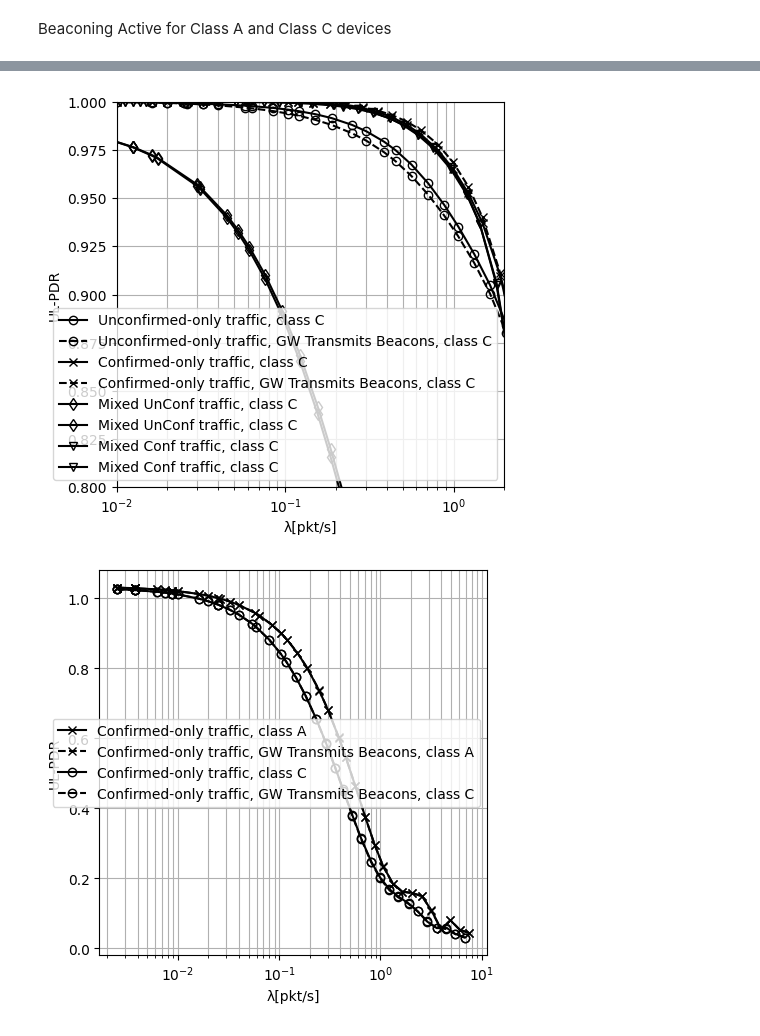
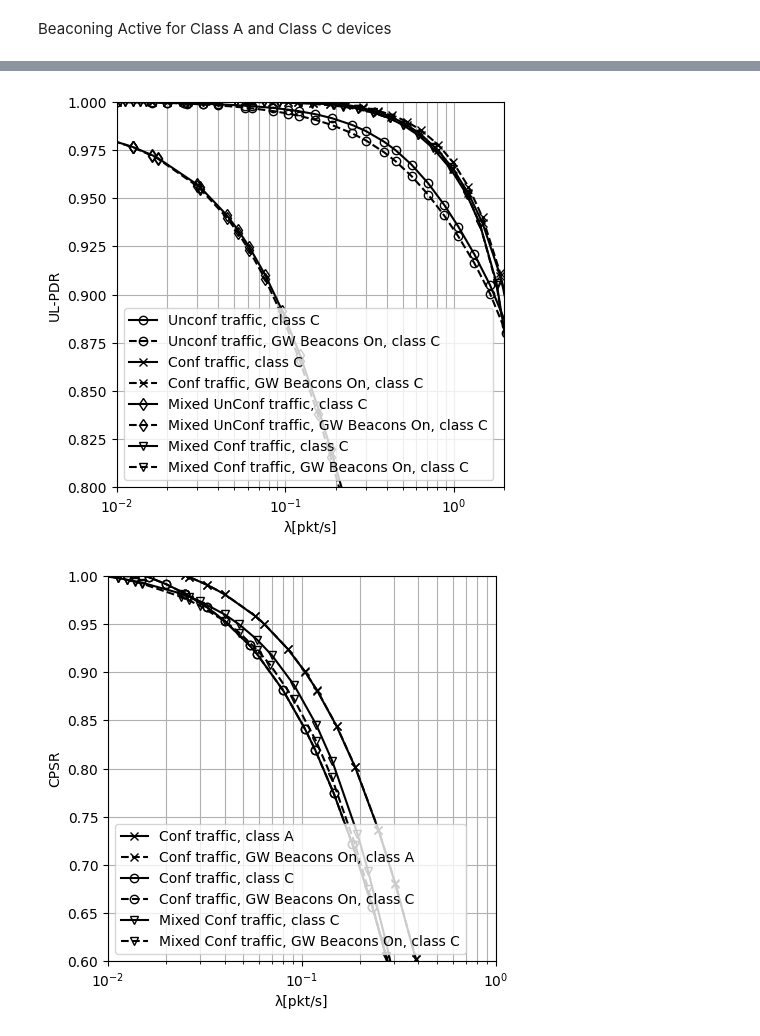
Before and after one commit to Precision-CyberAg/sim_plot, a Jupyter notebook: performance_analysis_class_b.ipynb, the cells around one changed output, grey strips where cells are left out. Saved outputs shown, nothing was run; the diff lists cells and outputs as text; code cells hidden in the pictures.

```diff
--- a/performance_analysis_class_b.ipynb
+++ b/performance_analysis_class_b.ipynb
@@ -1061,19 +1091,19 @@ plt.show()
 # %% [markdown]
 Beaconing Active for Class A and Class C devices
 # %%
-create_plot('final_sim/test_scenario_gw_beaconing_a_c_on_off/off/ULPDR_UNCONFIRMED_A', 'Unconfirmed-only traffic, class A','unc',7,'-','o')
-create_plot('final_sim/test_scenario_gw_beaconing_a_c_on_off/on/ULPDR_UNCONFIRMED_A', 'Unconfirmed-only traffic, GW Transmits Beacons, class A','unc',7,'--','o')
+create_plot('final_sim/test_scenario_gw_beaconing_a_c_on_off/off/ULPDR_UNCONFIRMED_A', 'Unconf traffic, class A','unc',7,'-','o')
+create_plot('final_sim/test_scenario_gw_beaconing_a_c_on_off/on/ULPDR_UNCONFIRMED_A', 'Unconf traffic, GW Beacons On, class A','unc',7,'--','o')
 
-create_plot('final_sim/test_scenario_gw_beaconing_a_c_on_off/off/ULPDR_CONFIRMED_A', 'Confirmed-only traffic, class A','unc',7,'-','x')
-create_plot('final_sim/test_scenario_gw_beaconing_a_c_on_off/on/ULPDR_CONFIRMED_A', 'Confirmed-only traffic, GW Transmits Beacons, class A','unc',7,'--','x')
+create_plot('final_sim/test_scenario_gw_beaconing_a_c_on_off/off/ULPDR_CONFIRMED_A', 'Conf traffic, class A','unc',7,'-','x')
+create_plot('final_sim/test_scenario_gw_beaconing_a_c_on_off/on/ULPDR_CONFIRMED_A', 'Conf traffic, GW Beacons On, class A','unc',7,'--','x')
 
 
 create_plot('final_sim/test_scenario_gw_beaconing_a_c_on_off/off/ULPDR_MIXED_A', 'Mixed UnConf traffic, class A','m_unc',5,'-','d')
-create_plot('final_sim/test_scenario_gw_beaconing_a_c_on_off/on/ULPDR_MIXED_A', 'Mixed UnConf traffic, class A','m_unc',5,'-','d')
+create_plot('final_sim/test_scenario_gw_beaconing_a_c_on_off/on/ULPDR_MIXED_A', 'Mixed UnConf traffic, GW Beacons On, class A','m_unc',5,'--','d')
 
 
 create_plot('final_sim/test_scenario_gw_beaconing_a_c_on_off/off/ULPDR_MIXED_A', 'Mixed Conf traffic, class A','m_c',5,'-','v')
-create_plot('final_sim/test_scenario_gw_beaconing_a_c_on_off/on/ULPDR_MIXED_A', 'Mixed Conf traffic, class A','m_c',5,'-','v')
+create_plot('final_sim/test_scenario_gw_beaconing_a_c_on_off/on/ULPDR_MIXED_A', 'Mixed Conf traffic, class A','m_c',5,'--','v')
 
 
 
@@ -1091,19 +1121,19 @@ plt.savefig('svg_plots/class_a_gw_bcng_ulpdr.svg', format='svg')
 plt.show()
 
 
-create_plot('final_sim/test_scenario_gw_beaconing_a_c_on_off/off/ULPDR_UNCONFIRMED_C', 'Unconfirmed-only traffic, class C','unc',7,'-','o')
-create_plot('final_sim/test_scenario_gw_beaconing_a_c_on_off/on/ULPDR_UNCONFIRMED_C', 'Unconfirmed-only traffic, GW Transmits Beacons, class C','unc',7,'--','o')
+create_plot('final_sim/test_scenario_gw_beaconing_a_c_on_off/off/ULPDR_UNCONFIRMED_C', 'Unconf traffic, class C','unc',7,'-','o')
+create_plot('final_sim/test_scenario_gw_beaconing_a_c_on_off/on/ULPDR_UNCONFIRMED_C', 'Unconf traffic, GW Beacons On, class C','unc',7,'--','o')
 
-create_plot('final_sim/test_scenario_gw_beaconing_a_c_on_off/off/ULPDR_CONFIRMED_C', 'Confirmed-only traffic, class C','unc',7,'-','x')
-create_plot('final_sim/test_scenario_gw_beaconing_a_c_on_off/on/ULPDR_CONFIRMED_C', 'Confirmed-only traffic, GW Transmits Beacons, class C','unc',7,'--','x')
+create_plot('final_sim/test_scenario_gw_beaconing_a_c_on_off/off/ULPDR_CONFIRMED_C', 'Conf traffic, class C','unc',7,'-','x')
+create_plot('final_sim/test_scenario_gw_beaconing_a_c_on_off/on/ULPDR_CONFIRMED_C', 'Conf traffic, GW Beacons On, class C','unc',7,'--','x')
 
 
 create_plot('final_sim/test_scenario_gw_beaconing_a_c_on_off/off/ULPDR_MIXED_C', 'Mixed UnConf traffic, class C','m_unc',5,'-','d')
-create_plot('final_sim/test_scenario_gw_beaconing_a_c_on_off/on/ULPDR_MIXED_C', 'Mixed UnConf traffic, class C','m_unc',5,'-','d')
+create_plot('final_sim/test_scenario_gw_beaconing_a_c_on_off/on/ULPDR_MIXED_C', 'Mixed UnConf traffic, GW Beacons On, class C','m_unc',5,'--','d')
 
 
 create_plot('final_sim/test_scenario_gw_beaconing_a_c_on_off/off/ULPDR_MIXED_C', 'Mixed Conf traffic, class C','m_c',5,'-','v')
-create_plot('final_sim/test_scenario_gw_beaconing_a_c_on_off/on/ULPDR_MIXED_C', 'Mixed Conf traffic, class C','m_c',5,'-','v')
+create_plot('final_sim/test_scenario_gw_beaconing_a_c_on_off/on/ULPDR_MIXED_C', 'Mixed Conf traffic, GW Beacons On, class C','m_c',5,'--','v')
 
 
 
@@ -1127,12 +1157,16 @@ plt.show()
 
 
 
-create_plot('final_sim/test_scenario_gw_beaconing_a_c_on_off/off/ULPDR_CONFIRMED_A', 'Confirmed-only traffic, class A','cpsr',7,'-','x')
-create_plot('final_sim/test_scenario_gw_beaconing_a_c_on_off/on/ULPDR_CONFIRMED_A', 'Confirmed-only traffic, GW Transmits Beacons, class A','cpsr',7,'--','x')
+create_plot('final_sim/test_scenario_gw_beaconing_a_c_on_off/off/ULPDR_CONFIRMED_A', 'Conf traffic, class A','cpsr',7,'-','x')
+create_plot('final_sim/test_scenario_gw_beaconing_a_c_on_off/on/ULPDR_CONFIRMED_A', 'Conf traffic, GW Beacons On, class A','cpsr',7,'--','x')
 
 
-create_plot('final_sim/test_scenario_gw_beaconing_a_c_on_off/off/ULPDR_CONFIRMED_C', 'Confirmed-only traffic, class C','cpsr',7,'-','o')
-create_plot('final_sim/test_scenario_gw_beaconing_a_c_on_off/on/ULPDR_CONFIRMED_C', 'Confirmed-only traffic, GW Transmits Beacons, class C','cpsr',7,'--','o')
+create_plot('final_sim/test_scenario_gw_beaconing_a_c_on_off/off/ULPDR_CONFIRMED_C', 'Conf traffic, class C','cpsr',7,'-','o')
+create_plot('final_sim/test_scenario_gw_beaconing_a_c_on_off/on/ULPDR_CONFIRMED_C', 'Conf traffic, GW Beacons On, class C','cpsr',7,'--','o')
+
+
+create_plot('final_sim/test_scenario_gw_beaconing_a_c_on_off/off/ULPDR_MIXED_C', 'Mixed Conf traffic, class C','cpsr',7,'-','v')
+create_plot('final_sim/test_scenario_gw_beaconing_a_c_on_off/on/ULPDR_MIXED_C', 'Mixed Conf traffic, GW Beacons On, class C','cpsr',7,'--','v')
 
 
 
@@ -1141,13 +1175,13 @@ create_plot('final_sim/test_scenario_gw_beaconing_a_c_on_off/on/ULPDR_CONFIRMED_
 f = plt.gcf()
 f.set_figwidth(5)
 f.set_figheight(5)
-plt.ylabel('UL-PDR')
+plt.ylabel('CPSR')
 plt.xlabel('λ[pkt/s]')
-# plt.xlim([0.01,2])
-# plt.ylim([0.8,1])
+plt.xlim([0.01,1])
+plt.ylim([0.6,1])
 
 plt.grid(True, which='both')
 
-plt.savefig('svg_plots/class_a_gw_bcng_ulpdr.svg', format='svg')
+plt.savefig('svg_plots/class_a_c_gw_bcng_cpsr.svg', format='svg')
 plt.show()
 # %% [output]
@@ -1155,2 +1189,2 @@ plt.show()
-[figure, old version]
+[figure, new version]
-[figure, old version]
+[figure, new version]
```
Also changed, not shown: parts of 5 cells of this notebook, 37 other files.
